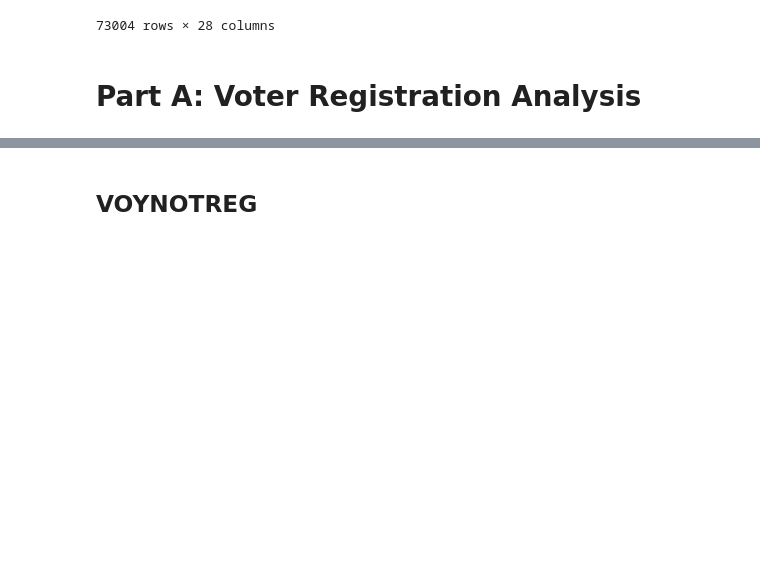
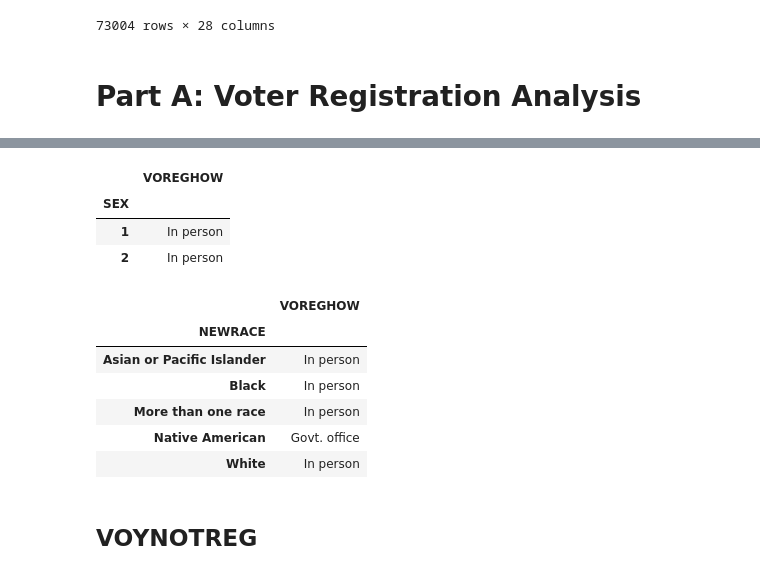
Before and after one commit to mdesilva/Data-Science, a Jupyter notebook: ASA2020FallDataChallenge/Analysis.ipynb, the cells around one changed output, grey strips where cells are left out. Cells and saved outputs as stored; diff of their text form; code cells hidden in the pictures; blank space fills up the shorter version.

```diff
--- a/ASA2020FallDataChallenge/Analysis.ipynb
+++ b/ASA2020FallDataChallenge/Analysis.ipynb
@@ -60,3 +145,27 @@ nvdf = df[df["VOWHYNOT"] < 96] #CREATE DATAFRAME WITH ONLY INDIVIDUALS THAT DID
+# %%
+VoteRegHowBasedOnSex = vreghdf[["SEX", "VOREGHOW"]].groupby("SEX").agg(pd.Series.mode)
+VoteRegHowBasedOnSex.rename(columns={'VOREGHOW': "VOREGHOW"}, inplace=True)
+VoteRegHowBasedOnSex.replace([1], "In person", inplace=True)
+VoteRegHowBasedOnSex
+# %% [output]
+|  | VOREGHOW |
+| SEX |  |
+| 1 | In person |
+| 2 | In person |
+# %%
+VoteRegHowBasedOnRace = vreghdf[["NEWRACE", "VOREGHOW"]].groupby("NEWRACE").agg(pd.Series.mode)
+VoteRegHowBasedOnRace.rename(columns={'VOREGHOW': "VOREGHOW"}, inplace=True)
+VoteRegHowBasedOnRace.replace([1], "In person", inplace=True)
+VoteRegHowBasedOnRace.replace([5], "Govt. office", inplace=True)
+VoteRegHowBasedOnRace
+# %% [output]
+|  | VOREGHOW |
+| NEWRACE |  |
+| Asian or Pacific Islander | In person |
+| Black | In person |
+| More than one race | In person |
+| Native American | Govt. office |
+| White | In person |
 # %% [markdown]
 ## VOYNOTREG
 # %% [markdown]
```
Also changed, not shown: parts of 43 cells of this notebook.
